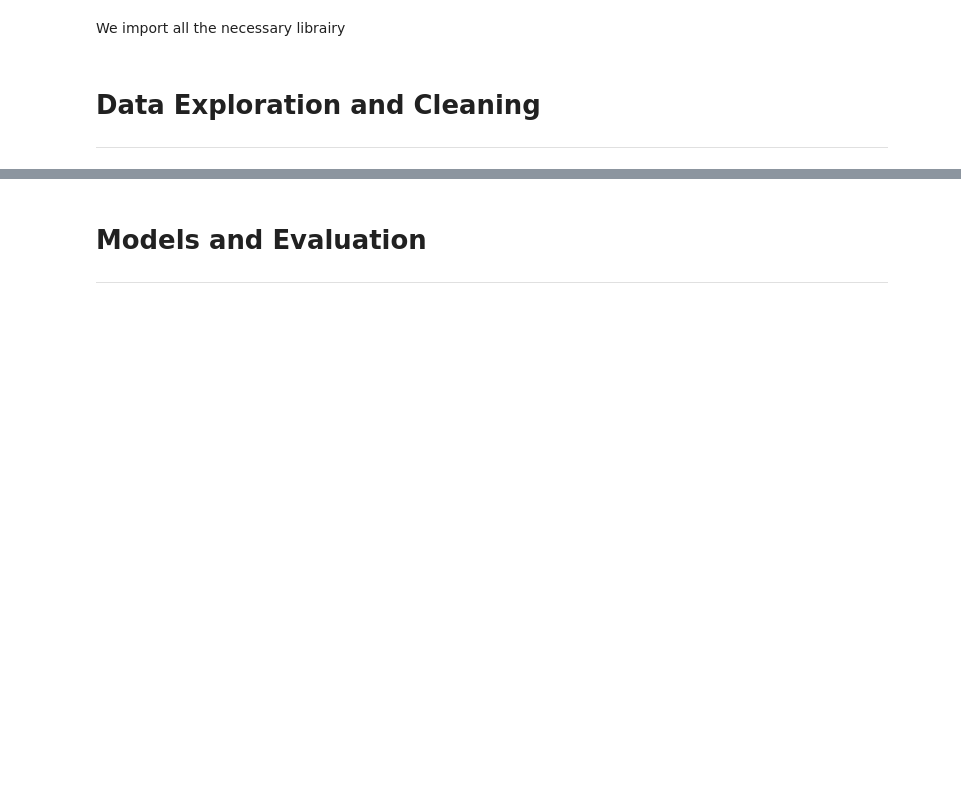
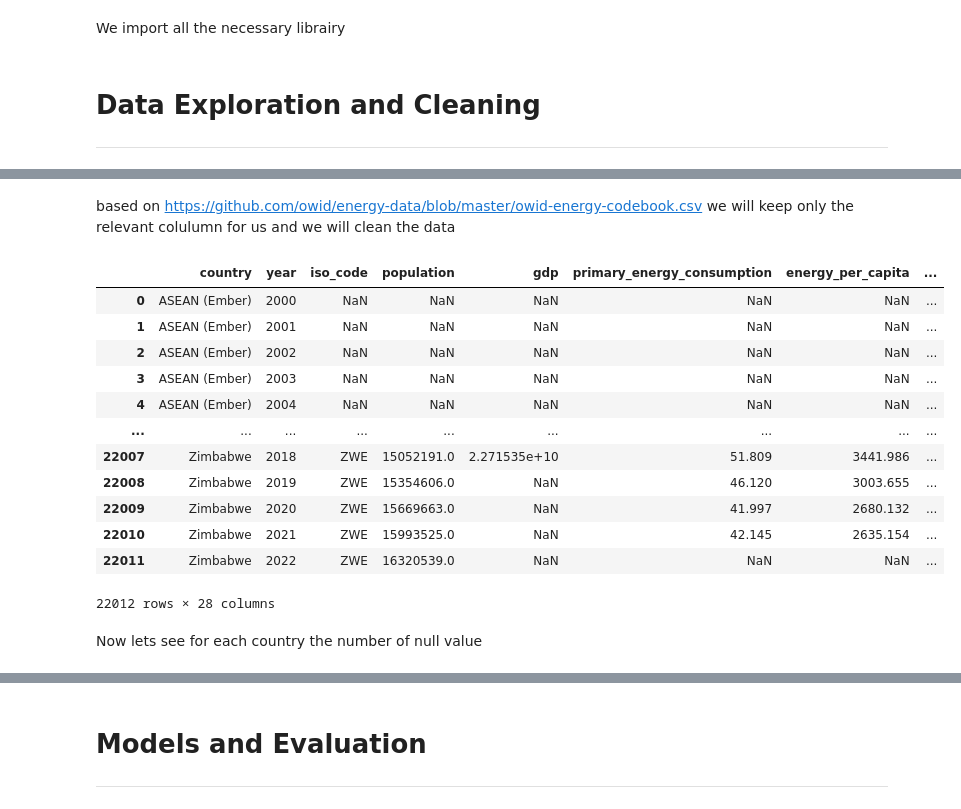
Before and after one commit to Bliights/A4_Explainability_AI, a Jupyter notebook: Project_Clément_MOLLY-MITTON_Paul_ESCALIER_Diane_VERBECQ_Raphaël_VIGNAL.ipynb, the cells around one changed output, grey strips where cells are left out. Cells and saved outputs as stored; diff of their text form; code cells hidden in the pictures; blank space fills up the shorter version.

Commit message:
Download of dataset and start of cleaning

```diff
--- a/Project_Clément_MOLLY-MITTON_Paul_ESCALIER_Diane_VERBECQ_Raphaël_VIGNAL.ipynb
+++ b/Project_Clément_MOLLY-MITTON_Paul_ESCALIER_Diane_VERBECQ_Raphaël_VIGNAL.ipynb
@@ -51,0 +79,44 @@ from pytorch_tabnet.tab_model import TabNetClassifier
+# %% [markdown]
+based on https://github.com/owid/energy-data/blob/master/owid-energy-codebook.csv we will keep only the relevant colulumn for us and we will clean the data
+# %%
+column_to_keep = [
+    # Basic info per country
+    "country",
+    "year",
+    "iso_code",
+    "population",
+    "gdp", # PIB
+
+    # Total energy consumption
+    "primary_energy_consumption",
+    "energy_per_capita",
+    "energy_per_gdp",
+
+    # Part of energy in the total consumption
+    "fossil_share_energy",
+    "renewables_share_energy",
+    "low_carbon_share_energy",
+
+    # Consumption per energy
+    "coal_consumption",
+    "oil_consumption",
+    "gas_consumption",
+    "biofuel_consumption",
+    "hydro_consumption",
+    "nuclear_consumption",
+    "solar_consumption",
+    "wind_consumption",
+
+    # Electricity production per energy
+    "electricity_generation",
+    "fossil_electricity",
+    "renewables_electricity",
+    "nuclear_electricity",
+    "hydro_electricity",
+    "solar_electricity",
+    "wind_electricity",
+
+    # Carbon and gas emission
+    "carbon_intensity_elec",
+    "greenhouse_gas_emissions",
+]
@@ -51,0 +130,19 @@ from pytorch_tabnet.tab_model import TabNetClassifier
+# %%
+df_clean = original_data[column_to_keep]
+df_clean
+# %% [output]
+|  | country | year | iso_code | population | gdp | primary_energy_consumption | energy_per_capita | ... |
+| 0 | ASEAN (Ember) | 2000 | NaN | NaN | NaN | NaN | NaN | ... |
+| 1 | ASEAN (Ember) | 2001 | NaN | NaN | NaN | NaN | NaN | ... |
+| 2 | ASEAN (Ember) | 2002 | NaN | NaN | NaN | NaN | NaN | ... |
+| 3 | ASEAN (Ember) | 2003 | NaN | NaN | NaN | NaN | NaN | ... |
+| 4 | ASEAN (Ember) | 2004 | NaN | NaN | NaN | NaN | NaN | ... |
+| ... | ... | ... | ... | ... | ... | ... | ... | ... |
+| 22007 | Zimbabwe | 2018 | ZWE | 15052191.0 | 2.271535e+10 | 51.809 | 3441.986 | ... |
+| 22008 | Zimbabwe | 2019 | ZWE | 15354606.0 | NaN | 46.120 | 3003.655 | ... |
+| 22009 | Zimbabwe | 2020 | ZWE | 15669663.0 | NaN | 41.997 | 2680.132 | ... |
+| 22010 | Zimbabwe | 2021 | ZWE | 15993525.0 | NaN | 42.145 | 2635.154 | ... |
+| 22011 | Zimbabwe | 2022 | ZWE | 16320539.0 | NaN | NaN | NaN | ... |
+22012 rows × 28 columns
+# %% [markdown]
+Now lets see for each country the number of null value
```
Also changed, not shown: parts of 6 cells of this notebook, 1 other file.
